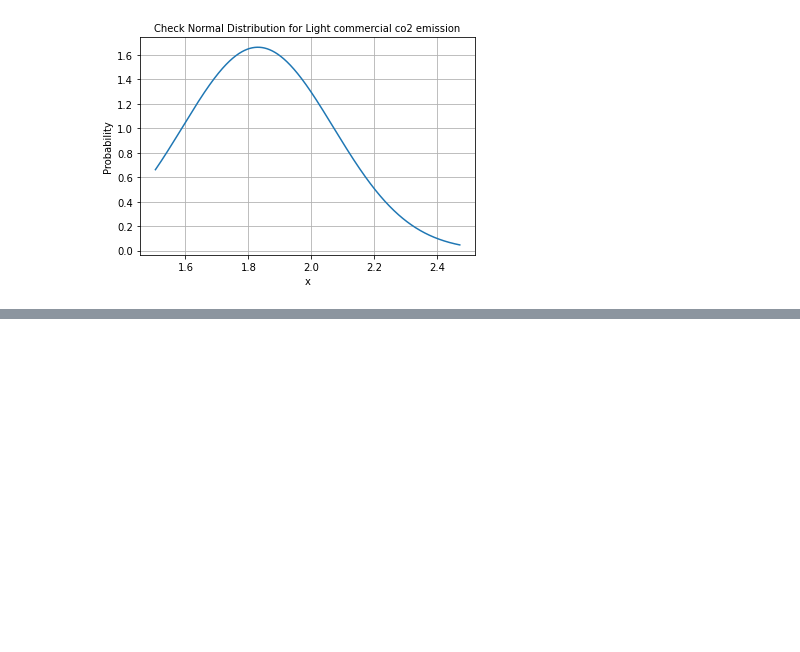
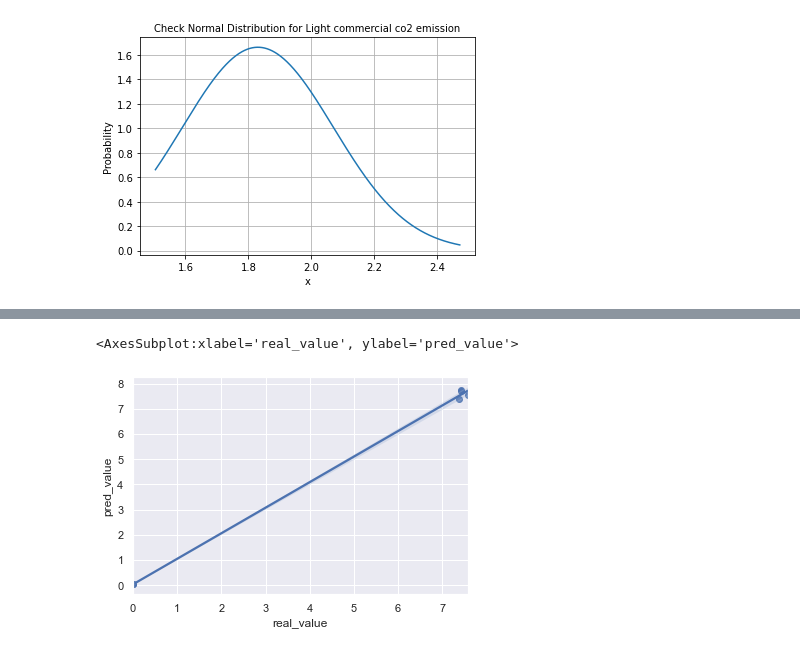
Before and after one commit to tbai915/722BDAS, a Jupyter notebook: BDAS.ipynb, the cells around one changed output, grey strips where cells are left out. Cells and saved outputs as stored; diff of their text form; code cells hidden in the pictures; blank space fills up the shorter version.

Commit message:
update to step 8.2

```diff
--- a/BDAS.ipynb
+++ b/BDAS.ipynb
@@ -186,0 +335,4 @@ regparam = 1.000000, LPV r2 = 0.9887, LCV r2 = 0.9541
+# %%
+#  ---- step 7.2 objective 2 ----
+LPV_2017_predictions, LPV_2017_predvalues, LPV_2017_real, LPV_2017_predict = step_7_2_objective2_model(LPV_model,  LPV_2017_df)
+LCV_2017_predictions, LCV_2017_predvalues, LCV_2017_real, LCV_2017_predict = step_7_2_objective2_model(LCV_model, LCV_2017_df)
@@ -186,0 +345,10 @@ regparam = 1.000000, LPV r2 = 0.9887, LCV r2 = 0.9541
+# %%
+# ---- step 8.1 ----
+LPV_columns = ['0-4 years of LPV new', '5-9 years of LPV new', '10-14 years of LPV new', '15-19 years of LPV new', '20+ years of LPV new',
+ '0-4 years of LPV used', '5-9 years of LPV used', '10-14 years of LPV used', '15-19 years of LPV used', '20+ years of LPV used']
+
+LPV_percentage_list = []
+print('LPV 2017 single group predictions')
+for idx,i in enumerate(LPV_2017_predvalues[1:]):
+    LPV_percentage_list.append( i/LPV_2017_predict)
+    print('%s : %f ,contributed:  %f %%' %(columns[idx], i, i/LPV_2017_predict *100) )
@@ -186,0 +367,10 @@ regparam = 1.000000, LPV r2 = 0.9887, LCV r2 = 0.9541
+# %%
+# ---- step 8.1 ----
+LCV_columns = ['0-4 years of LCV new', '5-9 years of LCV new', '10-14 years of LCV new', '15-19 years of LCV new', '20+ years of LCV new',
+ '0-4 years of LCV used', '5-9 years of LCV used', '10-14 years of LCV used', '15-19 years of LCV used', '20+ years of LCV used']
+
+LCV_percentage_list = []
+print('LCV 2017 single group predictions')
+for idx,i in enumerate(LCV_2017_predvalues[1:]):
+    LCV_percentage_list.append( i/LCV_2017_predict)
+    print('%s : %f ,contributed:  %f %%' %(columns[idx], i,i/LCV_2017_predict * 100) )
@@ -186,0 +389,20 @@ regparam = 1.000000, LPV r2 = 0.9887, LCV r2 = 0.9541
+# %%
+# ---- step 8.2 ----
+import seaborn as sns
+
+LPV_test_real_pred = {'real_value':[i for i in LPV_test_data.toPandas()['Light passenger']],
+                      'pred_value':[i.prediction for i in LPV_predictions.select('prediction').collect()]}
+
+LPV_test_real_pred_df = pd.DataFrame(LPV_test_real_pred)
+
+LCV_test_real_pred = {'real_value':[i for i in LCV_test_data.toPandas()['Light commercial']],
+                      'pred_value':[i.prediction for i in LCV_predictions.select('prediction').collect()]}
+
+LCV_test_real_pred_df = pd.DataFrame(LCV_test_real_pred)
+
+sns.set_theme(color_codes=True)
+# %%
+sns.regplot(x="real_value", y="pred_value", data=LPV_test_real_pred_df)
+# %% [output]
+<AxesSubplot:xlabel='real_value', ylabel='pred_value'>
+[figure, added]
```
Also changed, not shown: parts of 26 cells of this notebook, 1 other file.
